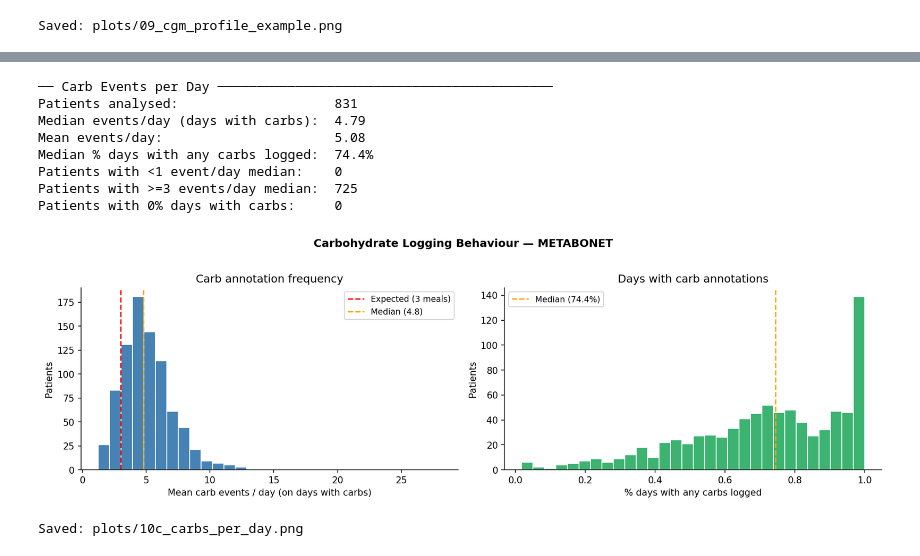
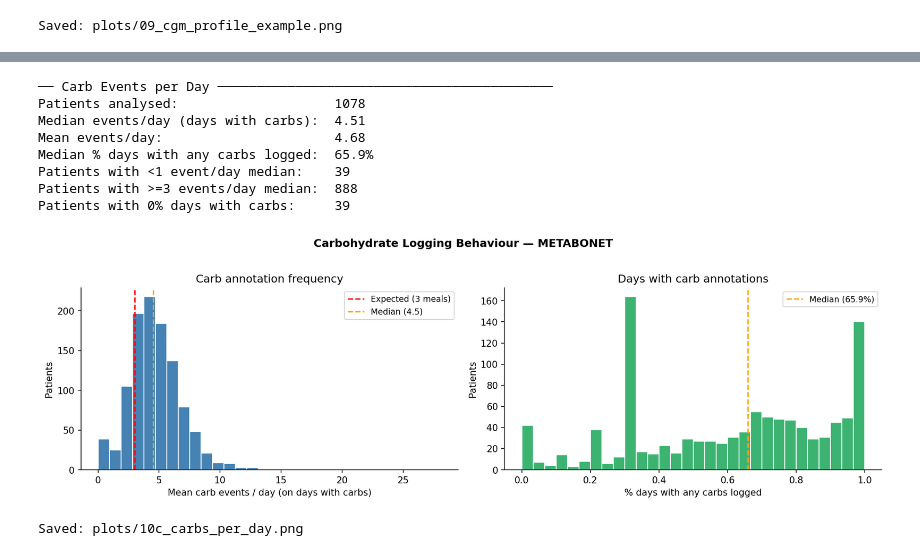
Before and after one commit to marcfont14/tvae, a Jupyter notebook: notebooks/01_exploration.ipynb, the cells around one changed output, grey strips where cells are left out. Cells and saved outputs as stored; diff of their text form; code cells hidden in the pictures.

```diff
--- a/notebooks/01_exploration.ipynb
+++ b/notebooks/01_exploration.ipynb
@@ -823,7 +872,7 @@ post_steps = 24  # 2h after
 all_windows = {'AID': [], 'SAP': [], 'MDI': []}
 
 # Load data per modality in streaming
-f = pq.ParquetFile('raw_data/metabonet_train_filtered.parquet')
+f = pq.ParquetFile('data/interim/combined_filtered.parquet')
 patient_buffers = defaultdict(list)
 
 for batch in f.iter_batches(
@@ -903,7 +952,7 @@ hour_stats = {
     for mod in ['AID', 'SAP', 'MDI']
 }
 
-f = pq.ParquetFile('raw_data/metabonet_train_filtered.parquet')
+f = pq.ParquetFile('data/interim/combined_filtered.parquet')
 for batch in f.iter_batches(columns=['id', 'date', 'CGM'], batch_size=1_000_000):
     df = batch.to_pandas()
     df['date']     = pd.to_datetime(df['date'])
@@ -1168,7 +1166,7 @@ print(f"Selected patient: {pid} (SAP, {sap_valid['carbs_per_day'].iloc[0]:.1f} c
 
 # Load patient data
 patient_chunks = []
-f = pq.ParquetFile('raw_data/metabonet_train_filtered.parquet')
+f = pq.ParquetFile('data/interim/combined_filtered.parquet')
 for batch in f.iter_batches(
         columns=['id', 'date', 'CGM', 'bolus', 'basal', 'carbs'],
         batch_size=1_000_000):
@@ -1276,7 +1274,7 @@ Used to identify and potentially exclude low-quality patients.
 import pyarrow.parquet as pq
 
 # ── Config ────────────────────────────────────────────────────────────────────
-PARQUET_PATH   = 'raw_data/metabonet_train_filtered.parquet'
+PARQUET_PATH   = 'data/interim/combined_filtered.parquet'
 CGM_RISE_MGDL  = 30
 WINDOW_STEPS   = 6
 EXCL_THRESHOLD = 0.75
@@ -1374,7 +1372,7 @@ import pandas as pd
 import numpy as np
 import matplotlib.pyplot as plt
 
-PARQUET_PATH = 'raw_data/metabonet_train_filtered.parquet'
+PARQUET_PATH = 'data/interim/combined_filtered.parquet'
 
 # ── Load via streaming ────────────────────────────────────────────────────────
 pf = pq.ParquetFile(PARQUET_PATH)
@@ -1435,39 +1433,39 @@ ax.hist(carbs_df["mean_carb_events_per_day"], bins=30,
 ax.axvline(3, color='red', linestyle='--', linewidth=1.5, label='Expected (3 meals)')
 ax.axvline(carbs_df["mean_carb_events_per_day"].median(),
            color='orange', linestyle='--', linewidth=1.5,
            label=f'Median ({carbs_df["mean_carb_events_per_day"].median():.1f})')
 ax.set_xlabel("Mean carb events / day (on days with carbs)")
 ax.set_ylabel("Patients")
 ax.set_title("Carb annotation frequency")
 ax.legend(fontsize=9)
 ax.spines[['top', 'right']].set_visible(False)
 
 ax = axes[1]
 ax.hist(carbs_df["pct_days_with_carbs"], bins=30,
         color='mediumseagreen', edgecolor='white')
 ax.axvline(carbs_df["pct_days_with_carbs"].median(),
            color='orange', linestyle='--', linewidth=1.5,
            label=f'Median ({carbs_df["pct_days_with_carbs"].median():.1%})')
 ax.set_xlabel("% days with any carbs logged")
 ax.set_ylabel("Patients")
 ax.set_title("Days with carb annotations")
 ax.legend(fontsize=9)
 ax.spines[['top', 'right']].set_visible(False)
 
 plt.suptitle("Carbohydrate Logging Behaviour — METABONET",
              fontweight='bold', y=1.02)
 plt.tight_layout()
 plt.savefig("plots/10c_carbs_per_day.png", dpi=150, bbox_inches='tight')
 plt.show()
 print("Saved: plots/10c_carbs_per_day.png")
 # %% [output]
 ── Carb Events per Day ───────────────────────────────────────────
-Patients analysed:                    831
-Median events/day (days with carbs):  4.79
-Mean events/day:                      5.08
-Median % days with any carbs logged:  74.4%
-Patients with <1 event/day median:    0
-Patients with >=3 events/day median:  725
-Patients with 0% days with carbs:     0
+Patients analysed:                    1078
+Median events/day (days with carbs):  4.51
+Mean events/day:                      4.68
+Median % days with any carbs logged:  65.9%
+Patients with <1 event/day median:    39
+Patients with >=3 events/day median:  888
+Patients with 0% days with carbs:     39
-[figure, old version]
+[figure, new version]
 Saved: plots/10c_carbs_per_day.png
```
Also changed, not shown: parts of 18 cells of this notebook, 2 other files.
